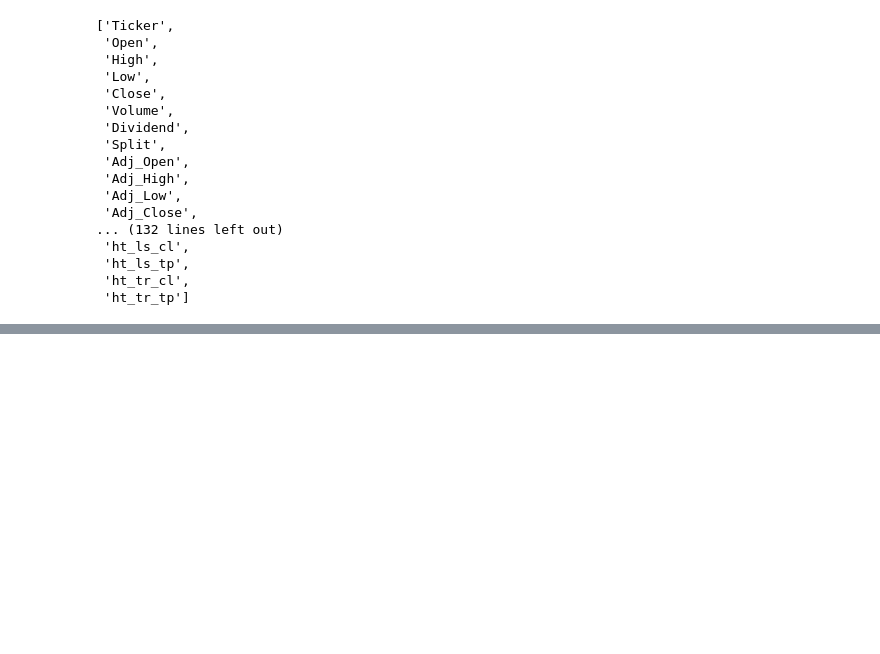
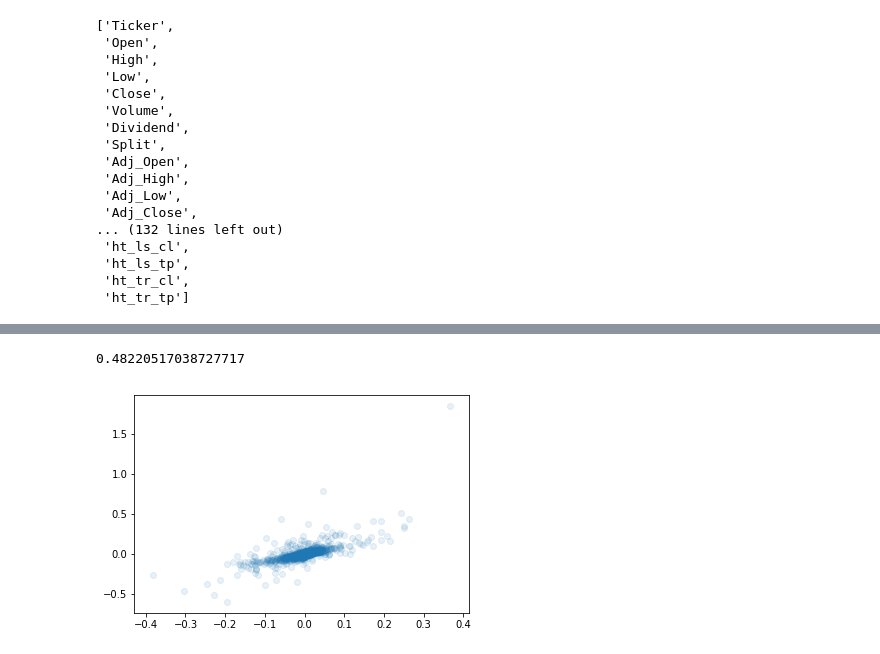
Before and after one commit to nateGeorge/stock_prediction, a Jupyter notebook: notebooks/prototype_large_feature_target_creation.ipynb, the cells around one changed output, grey strips where cells are left out. Cells and saved outputs as stored; diff of their text form; code cells hidden in the pictures; blank space fills up the shorter version.

Commit message:
FEAT: multi ohclv feats/targs

```diff
--- a/notebooks/prototype_large_feature_target_creation.ipynb
+++ b/notebooks/prototype_large_feature_target_creation.ipynb
@@ -138,0 +504,4 @@ for
+# %%
+no_missing = dfs[s].dropna()
+features = no_missing[feat_cols]
+targets = no_missing[targ_cols]
@@ -138,0 +617,2 @@ for
+# %%
+train_predictions = mod.predict(train_features)
@@ -138,0 +655,8 @@ for
+# %%
+adj_open_f_1_preds = train_predictions[:, 0]
+adj_open_f_1_actual = train_targets.iloc[:, 0]
+print(r2(adj_open_f_1_actual, adj_open_f_1_preds))
+_ = plt.scatter(adj_open_f_1_preds, adj_open_f_1_actual, alpha=0.1)
+# %% [output]
+0.48220517038727717
+[figure, added]
```
Also changed, not shown: parts of 121 cells of this notebook.
